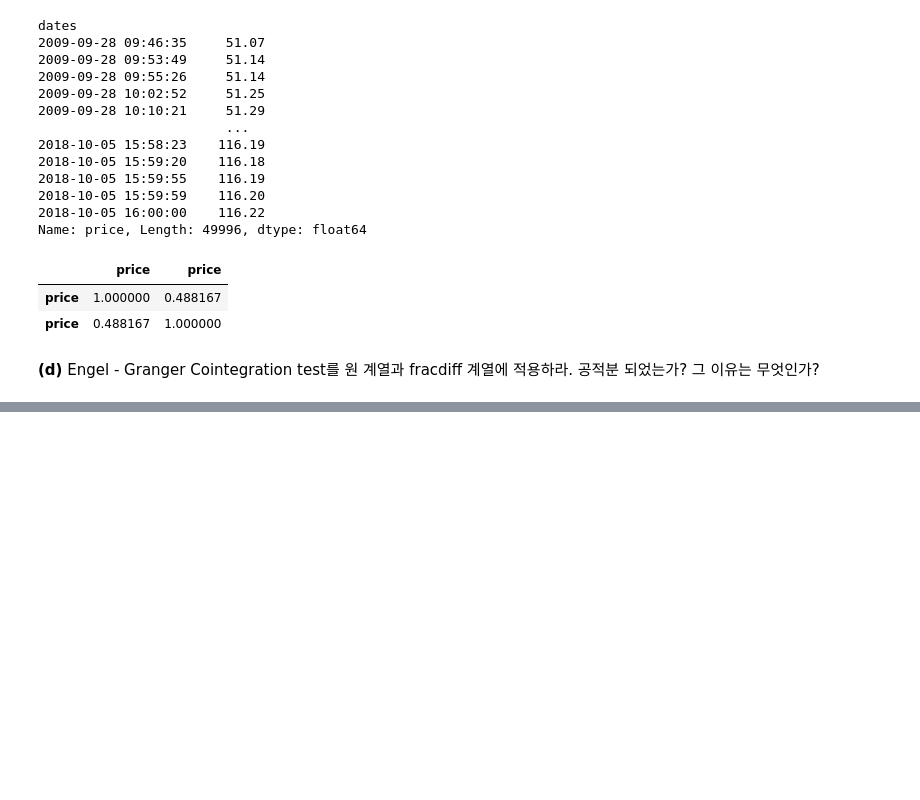
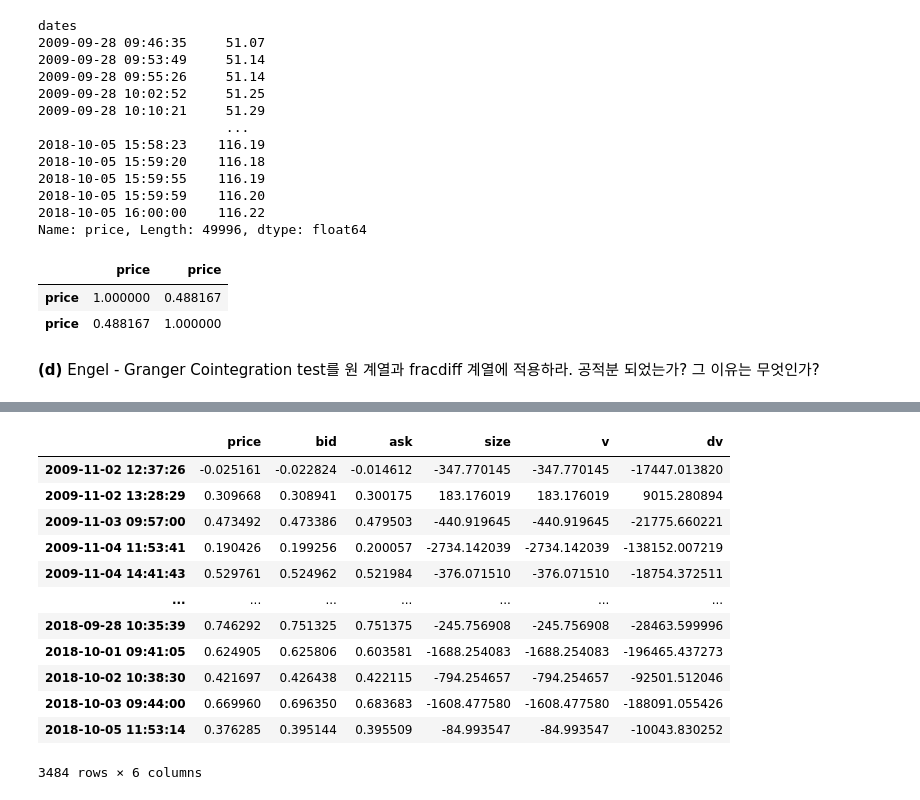
Before and after one commit to Tommylee1013/Advances-in-Financial-Machine-Learning, a Jupyter notebook: Chapter 5.ipynb, the cells around one changed output, grey strips where cells are left out. Drawn from its saved outputs; the diff is of its cells as text; code cells hidden in the pictures; blank space fills up the shorter version.

```diff
--- a/Chapter 5.ipynb
+++ b/Chapter 5.ipynb
@@ -558,0 +581,3 @@ pd.DataFrame([dfx2.price, dollar_df.price]).T.dropna().corr()
+# %%
+tEvents = fml.getTEvents(dfx2.price, h = dfx2.std().iat[0] * 2)
+tEvents
@@ -558,0 +615,17 @@ pd.DataFrame([dfx2.price, dollar_df.price]).T.dropna().corr()
+# %%
+frac_diff_feature = dfx2.loc[tEvents]
+frac_diff_feature
+# %% [output]
+|  | price | bid | ask | size | v | dv |
+| 2009-11-02 12:37:26 | -0.025161 | -0.022824 | -0.014612 | -347.770145 | -347.770145 | -17447.013820 |
+| 2009-11-02 13:28:29 | 0.309668 | 0.308941 | 0.300175 | 183.176019 | 183.176019 | 9015.280894 |
+| 2009-11-03 09:57:00 | 0.473492 | 0.473386 | 0.479503 | -440.919645 | -440.919645 | -21775.660221 |
+| 2009-11-04 11:53:41 | 0.190426 | 0.199256 | 0.200057 | -2734.142039 | -2734.142039 | -138152.007219 |
+| 2009-11-04 14:41:43 | 0.529761 | 0.524962 | 0.521984 | -376.071510 | -376.071510 | -18754.372511 |
+| ... | ... | ... | ... | ... | ... | ... |
+| 2018-09-28 10:35:39 | 0.746292 | 0.751325 | 0.751375 | -245.756908 | -245.756908 | -28463.599996 |
+| 2018-10-01 09:41:05 | 0.624905 | 0.625806 | 0.603581 | -1688.254083 | -1688.254083 | -196465.437273 |
+| 2018-10-02 10:38:30 | 0.421697 | 0.426438 | 0.422115 | -794.254657 | -794.254657 | -92501.512046 |
+| 2018-10-03 09:44:00 | 0.669960 | 0.696350 | 0.683683 | -1608.477580 | -1608.477580 | -188091.055426 |
+| 2018-10-05 11:53:14 | 0.376285 | 0.395144 | 0.395509 | -84.993547 | -84.993547 | -10043.830252 |
+3484 rows × 6 columns
```
Also changed, not shown: parts of 43 cells of this notebook, 1 other file.
